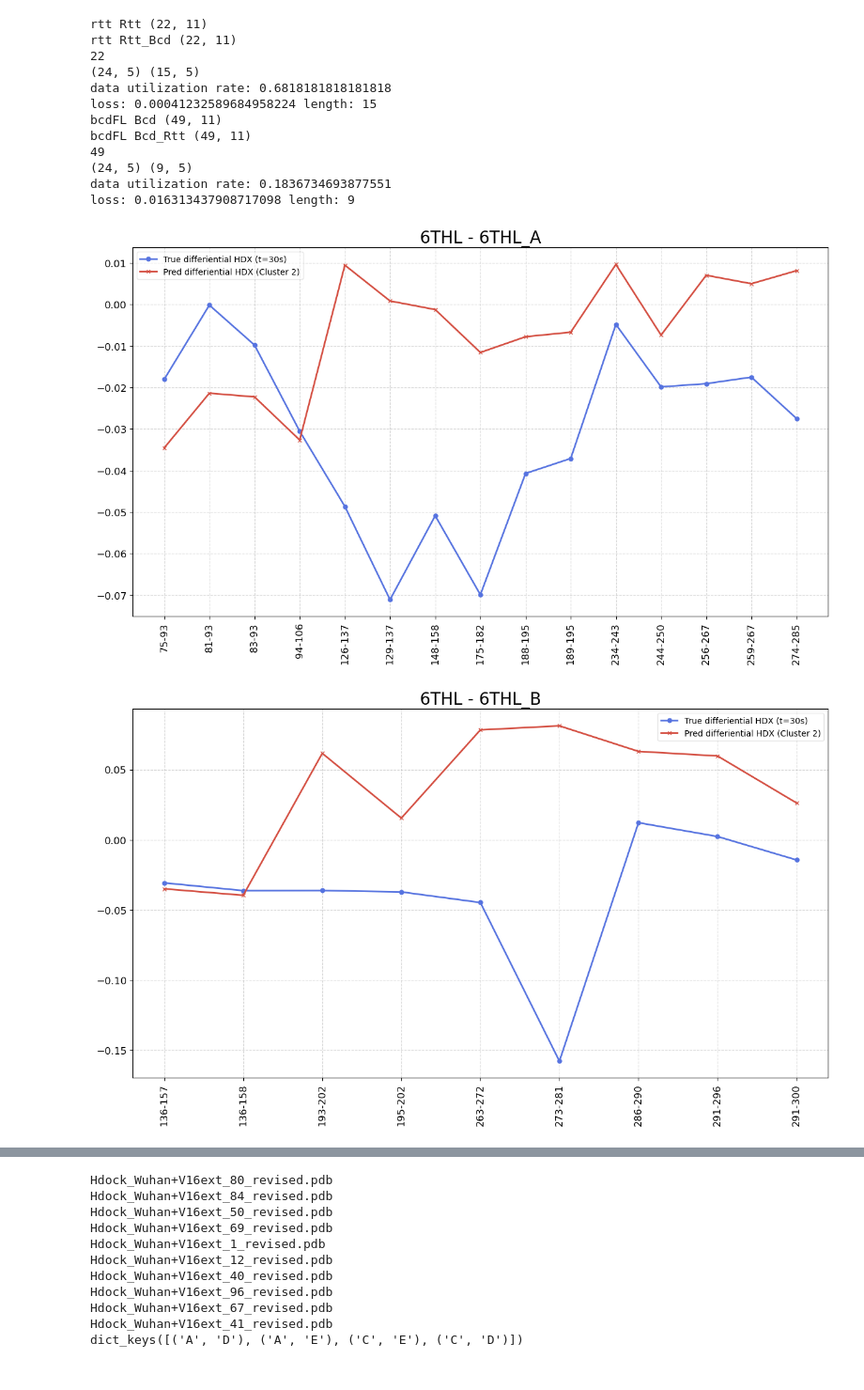
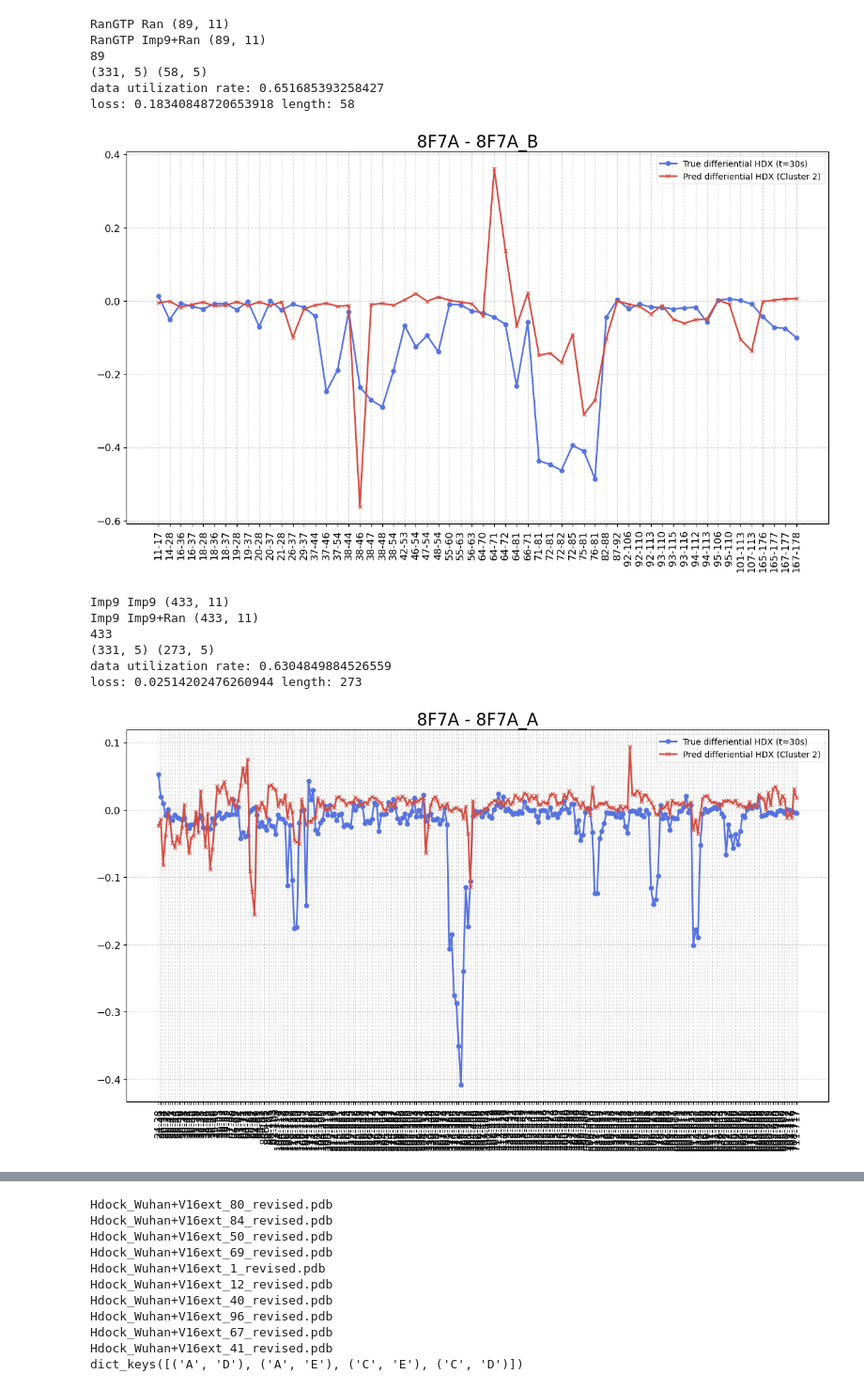
Before and after one commit to SuperChrisW/HDXRank, a Jupyter notebook: script/test.ipynb, the cells around one changed output, grey strips where cells are left out. Shown at 94% size. Drawn from its saved outputs; the diff is of its cells as text; code cells hidden in the pictures.

```diff
--- a/script/test.ipynb
+++ b/script/test.ipynb
@@ -3,12 +3,12 @@ import pandas as pd
 import numpy as np
 import matplotlib.pyplot as plt
 # %%
-protein_name = '6THL'
-cluster_id = 1
+protein_name = '8F7A'
+cluster_id = 2
 
 dfs = []
-for i in range(5):
-    fpath = f'/home/lwang/models/HDX_LSTM/data/Latest_test/hdock/prediction/HDX_pred_GN_{protein_name}_cluster{cluster_id}_v{i}.csv'
+for i in range(3):
+    fpath = f'/home/lwang/models/HDX_LSTM/data/Latest_test/hdock/prediction/HDX_pred_Bilstm_Bilstm36_{protein_name}_cluster{cluster_id}_v{i}.csv'
     #fpath = f'/home/lwang/models/HDX_LSTM/data/Latest_test/hdock/prediction/HDX_pred_GN_cluster2_hop1_v{cluster_id}.csv'
     df = pd.read_csv(fpath)
     print(df.shape)
@@ -16,7 +16,7 @@ for i in range(5):
 merged_df = pd.concat(dfs, axis=0)
 average_df = merged_df.groupby(['Batch', 'Chain', 'Range', 'Y_True'])['Y_Pred'].mean().reset_index()
 
-HDX_fpath = '/home/lwang/models/HDX_LSTM/data/Latest_test/hdock/HDX_files/PXD023434_revised.xlsx'
+HDX_fpath = '/home/lwang/models/HDX_LSTM/data/Latest_test/hdock/HDX_files/PXD037571_revised.xlsx'
 
 print(average_df.head())
 print(average_df.shape)
@@ -43,8 +41,8 @@ import matplotlib.pyplot as plt
 def get_true_diff(HDX_fpath, apo_states, complex_states):
     def get_weighted_uptake(HDX_df, protein, state, correction):
         temp_HDX_df = HDX_df[(HDX_df['state']==state) & (HDX_df['protein']==protein)]
-        temp_HDX_df = temp_HDX_df[(temp_HDX_df['log_t']<2) & (temp_HDX_df['log_t']>=1.35 )]
-        #temp_HDX_df = temp_HDX_df[(temp_HDX_df['log_t']==4)]
+        temp_HDX_df = temp_HDX_df[(temp_HDX_df['log_t']<2.8) & (temp_HDX_df['log_t']>=1.35 )]
+        #temp_HDX_df = temp_HDX_df[(temp_HDX_df['log_t']>=2) & (temp_HDX_df['log_t']<=2.5)]
 
         print(protein, state, temp_HDX_df.shape)
         temp_HDX_df = temp_HDX_df.sort_values(by=['start', 'end'], ascending=[True, True])
@@ -92,14 +90,14 @@ def get_true_diff(HDX_fpath, apo_states, complex_states):
     return true_diff, diff_mtx
 
 # Delta true diff
-apo_states = [('rtt', 'Rtt', 0)]
-complex_states = [('rtt', 'Rtt_Bcd', 0)]
+apo_states = [('RanGTP', 'Ran', 0)]
+complex_states = [('RanGTP', 'Imp9+Ran', 0)]
 true_diff, diff_RFU_mtx = get_true_diff(HDX_fpath, apo_states, complex_states)
 
 plt.figure(figsize=(30, 15))
 plt.tight_layout()
 plt.subplot(2, 1, 1) # 2 row, 1 columns, 1st subplot
-plt.title(f'6THL_A', fontsize=20)
+plt.title(f'8F7A_B', fontsize=20)
 
 x_labels = list(true_diff.keys())
 x_positions = np.arange(len(x_labels))  # numerical positions for x-axis
@@ -118,11 +116,11 @@ plt.axhline(y=0, color='r', linestyle='--', label='Zero line')
 plt.grid(True)
 plt.legend()
 
-apo_states = [('bcdFL', 'Bcd', 0)]
-complex_states = [('bcdFL', 'Bcd_Rtt', 0)]
+apo_states = [('Imp9', 'Imp9', 0)]
+complex_states = [('Imp9', 'Imp9+Ran', 0)]
 true_diff, diff_RFU_mtx = get_true_diff(HDX_fpath, apo_states, complex_states)
 plt.subplot(2, 1, 2) # 2 row, 1 columns, 1st subplot
-plt.title(f'6THL_B', fontsize=20)
+plt.title(f'8F7A_A', fontsize=20)
 
 x_labels = list(true_diff.keys())
 x_positions = np.arange(len(x_labels))  # numerical positions for x-axis
@@ -179,56 +177,55 @@ def get_diff_HDX(HDX_fpath, apo_states, complex_states, df, batch_apo, batch_com
 
     trim_true_diff = {key: true_diff[key] for key in pred_diff.keys()}
     print('data utilization rate:', len(trim_true_diff.keys())/len(true_diff.keys()))
 
     x_labels = list(pred_diff.keys())
     x_index = np.arange(len(x_labels))
     y_true = np.array([trim_true_diff[key] for key in x_labels])
     y_pred = np.array([pred_diff[key] for key in x_labels])
 
     loss = HDX_error(y_true, y_pred, 1)
     print('loss:', loss, 'length:', len(y_true))
 
     #plt.figure(figsize=(30, 6))
     plt.figure(figsize=(15, 8))
     plt.title(f'{batch_complex} - {batch_apo}', fontsize=20)
     plt.xticks(x_index, x_labels, rotation=90)
     plt.tick_params(axis='both', labelsize=12)
     for time in sorted_times:
         time_values = [diff_RFU_mtx[label].get(time, 0) / 100 for label in x_labels]
         #plt.plot(x_index, time_values, label=f'time_{time}', linestyle='--', alpha=1)
     plt.plot(x_labels, y_true, label='True differiential HDX (t=30s)', color=palette[0], marker='o', linestyle='-', linewidth=2, markersize=5)
     plt.plot(x_labels, y_pred, label='Pred differiential HDX (Cluster 2)', color=palette[-1], marker='x', linestyle='-', linewidth=2, markersize=5)
     #plt.axhline(y=0, color='r', linestyle='--')
     plt.grid(True, linestyle='--', alpha = 0.5)
     plt.legend(fancybox = True, framealpha =0.5)
-    #plt.show()
-    plt.savefig(f'/home/lwang/models/HDX_LSTM/data/Latest_test/hdock/diff_HDX_{batch_apo}_cluster{cluster_id}.png', dpi=300)
+    plt.show()
+    #plt.savefig(f'/home/lwang/models/HDX_LSTM/data/Latest_test/hdock/diff_HDX_{batch_apo}_cluster{cluster_id}.png', dpi=300)
 
+apo_states = [('RanGTP', 'Ran', 0)]
+complex_states = [('RanGTP', 'Imp9+Ran', 0)]
+get_diff_HDX(HDX_fpath, apo_states, complex_states, average_df, batch_apo='8F7A_B', batch_complex='8F7A')
 
-apo_states = [('rtt', 'Rtt', 0)]
-complex_states = [('rtt', 'Rtt_Bcd', 0)]
-get_diff_HDX(HDX_fpath, apo_states, complex_states, average_df, batch_apo='6THL_A', batch_complex='6THL')
-
-apo_states = [('bcdFL', 'Bcd', 0)]
-complex_states = [('bcdFL', 'Bcd_Rtt', 0)]
-get_diff_HDX(HDX_fpath, apo_states, complex_states, average_df, batch_apo='6THL_B', batch_complex='6THL')
+apo_states = [('Imp9', 'Imp9', 0)]
+complex_states = [('Imp9', 'Imp9+Ran', 0)]
+get_diff_HDX(HDX_fpath, apo_states, complex_states, average_df, batch_apo='8F7A_A', batch_complex='8F7A')
 #get_diff_HDX(HDX_fpath, apo_states, complex_states, average_df, batch_apo='6THL_B', batch_complex='MODEL_476_REVISED')
 #plt.savefig(f'/home/lwang/models/HDX_LSTM/data/Latest_test/hdock/diff_HDX_6DJL-C_cluster{cluster_id}.png', dpi=300)
 # %% [output]
-rtt Rtt (22, 11)
-rtt Rtt_Bcd (22, 11)
-22
-(24, 5) (15, 5)
-data utilization rate: 0.6818181818181818
-loss: 0.00041232589684958224 length: 15
-bcdFL Bcd (49, 11)
-bcdFL Bcd_Rtt (49, 11)
-49
-(24, 5) (9, 5)
-data utilization rate: 0.1836734693877551
-loss: 0.016313437908717098 length: 9
+RanGTP Ran (89, 11)
+RanGTP Imp9+Ran (89, 11)
+89
+(331, 5) (58, 5)
+data utilization rate: 0.651685393258427
+loss: 0.18340848720653918 length: 58
-[figure, old version]
+[figure, new version]
+Imp9 Imp9 (433, 11)
+Imp9 Imp9+Ran (433, 11)
+433
+(331, 5) (273, 5)
+data utilization rate: 0.6304849884526559
+loss: 0.02514202476260944 length: 273
-[figure, old version]
+[figure, new version]
 # %%
 ## extract binding site
 
```
Also changed, not shown: parts of 7 cells of this notebook, 29 other files.
